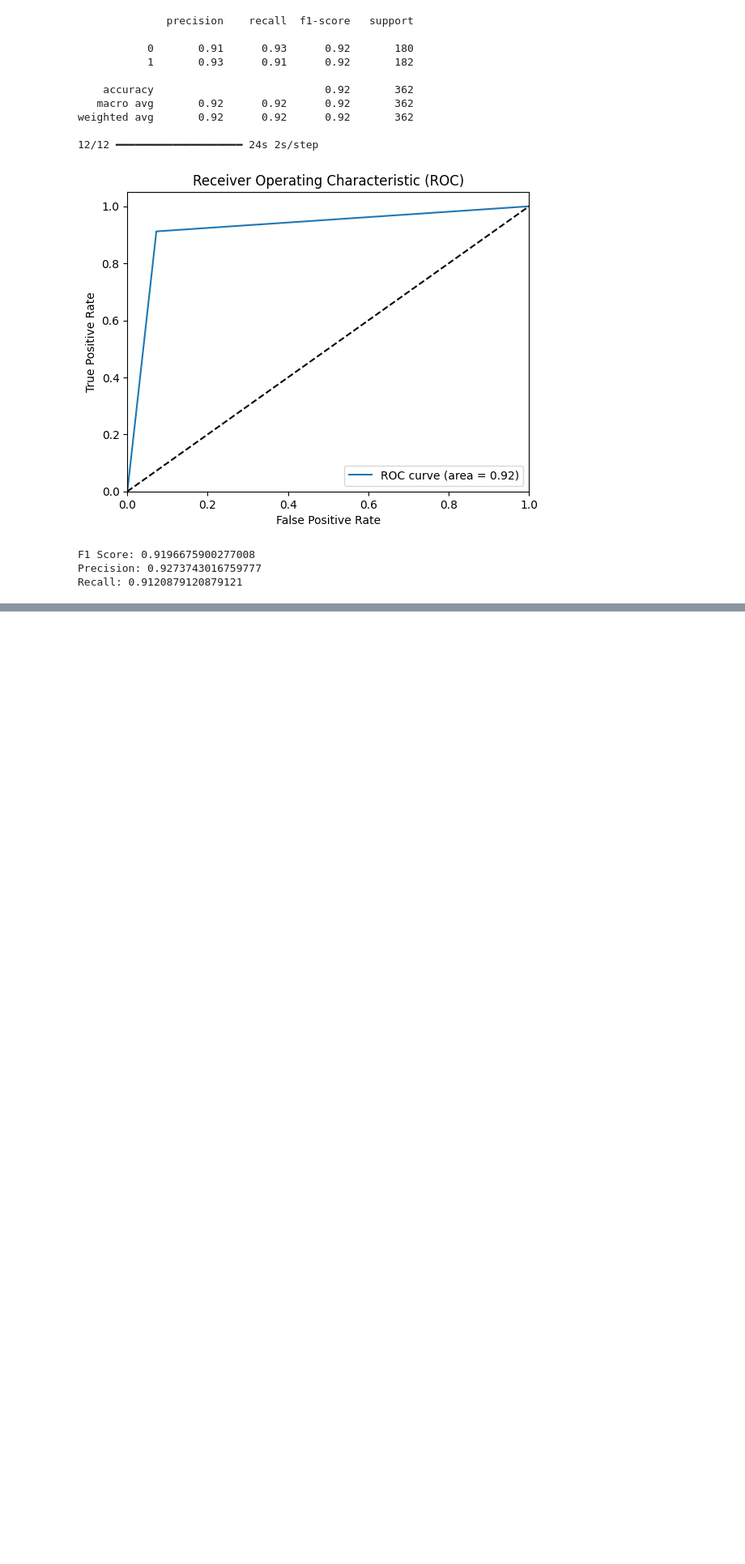
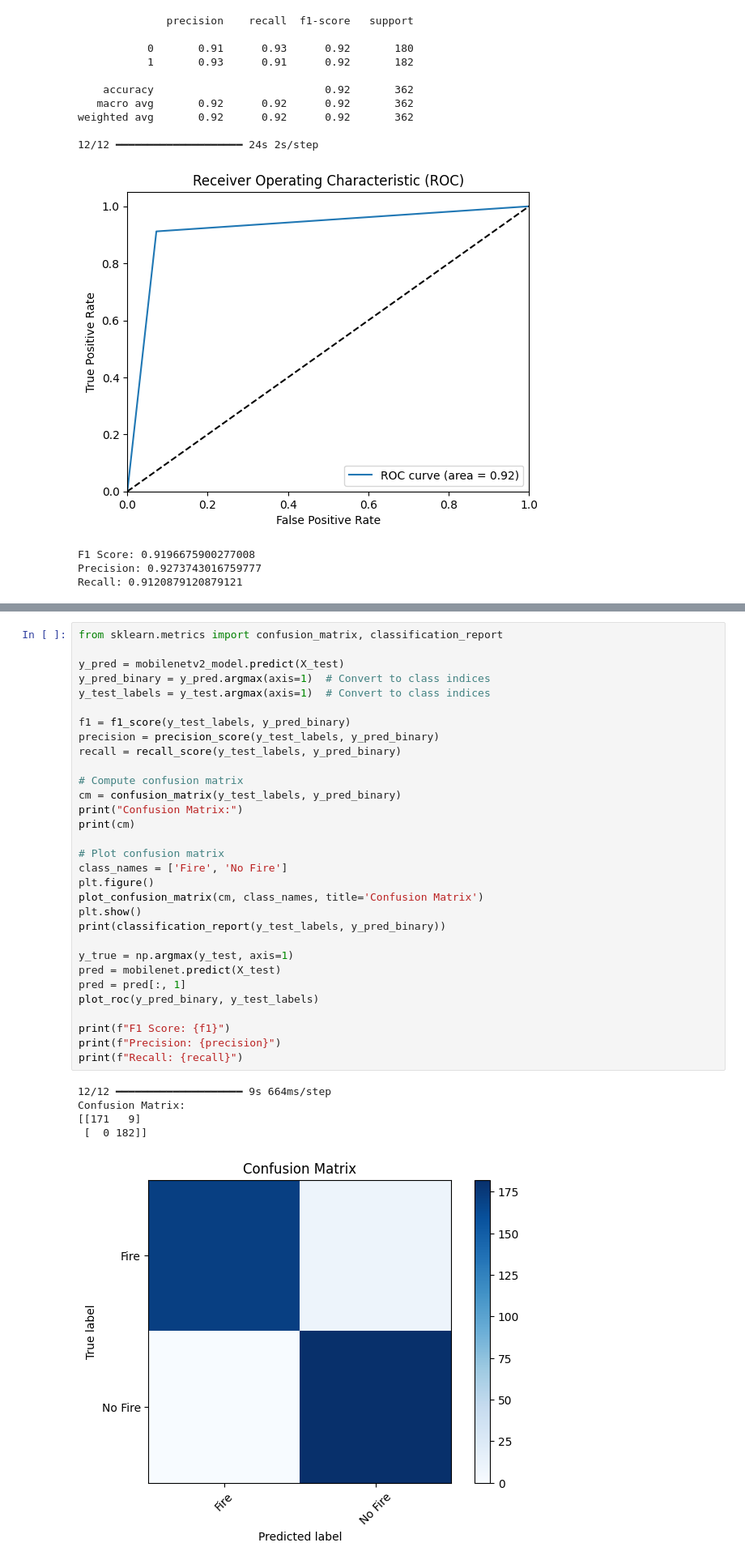
Before and after one commit to kyu2509/CSC180-Final-Project, a Jupyter notebook: CSC180_Final_Project_Setup.ipynb, the cells around one changed output, grey strips where cells are left out. Shown at 81% size. Cells and saved outputs as stored; diff of their text form; blank space fills up the shorter version.

```diff
--- a/CSC180_Final_Project_Setup.ipynb
+++ b/CSC180_Final_Project_Setup.ipynb
@@ -890,0 +1132,37 @@ Recall: 0.9120879120879121
+# %%
+from sklearn.metrics import confusion_matrix, classification_report
+
+y_pred = mobilenetv2_model.predict(X_test)
+y_pred_binary = y_pred.argmax(axis=1)  # Convert to class indices
+y_test_labels = y_test.argmax(axis=1)  # Convert to class indices
+
+f1 = f1_score(y_test_labels, y_pred_binary)
+precision = precision_score(y_test_labels, y_pred_binary)
+recall = recall_score(y_test_labels, y_pred_binary)
+
+# Compute confusion matrix
+cm = confusion_matrix(y_test_labels, y_pred_binary)
+print("Confusion Matrix:")
+print(cm)
+
+# Plot confusion matrix
+class_names = ['Fire', 'No Fire']
+plt.figure()
+plot_confusion_matrix(cm, class_names, title='Confusion Matrix')
+plt.show()
+print(classification_report(y_test_labels, y_pred_binary))
+
+y_true = np.argmax(y_test, axis=1)
+pred = mobilenet.predict(X_test)
+pred = pred[:, 1]
+plot_roc(y_pred_binary, y_test_labels)
+
+print(f"F1 Score: {f1}")
+print(f"Precision: {precision}")
+print(f"Recall: {recall}")
+# %% [output]
+12/12 ━━━━━━━━━━━━━━━━━━━━ 9s 664ms/step
+Confusion Matrix:
+[[171   9]
+ [  0 182]]
+[figure, added]
```
Also changed, not shown: parts of 11 cells of this notebook.
